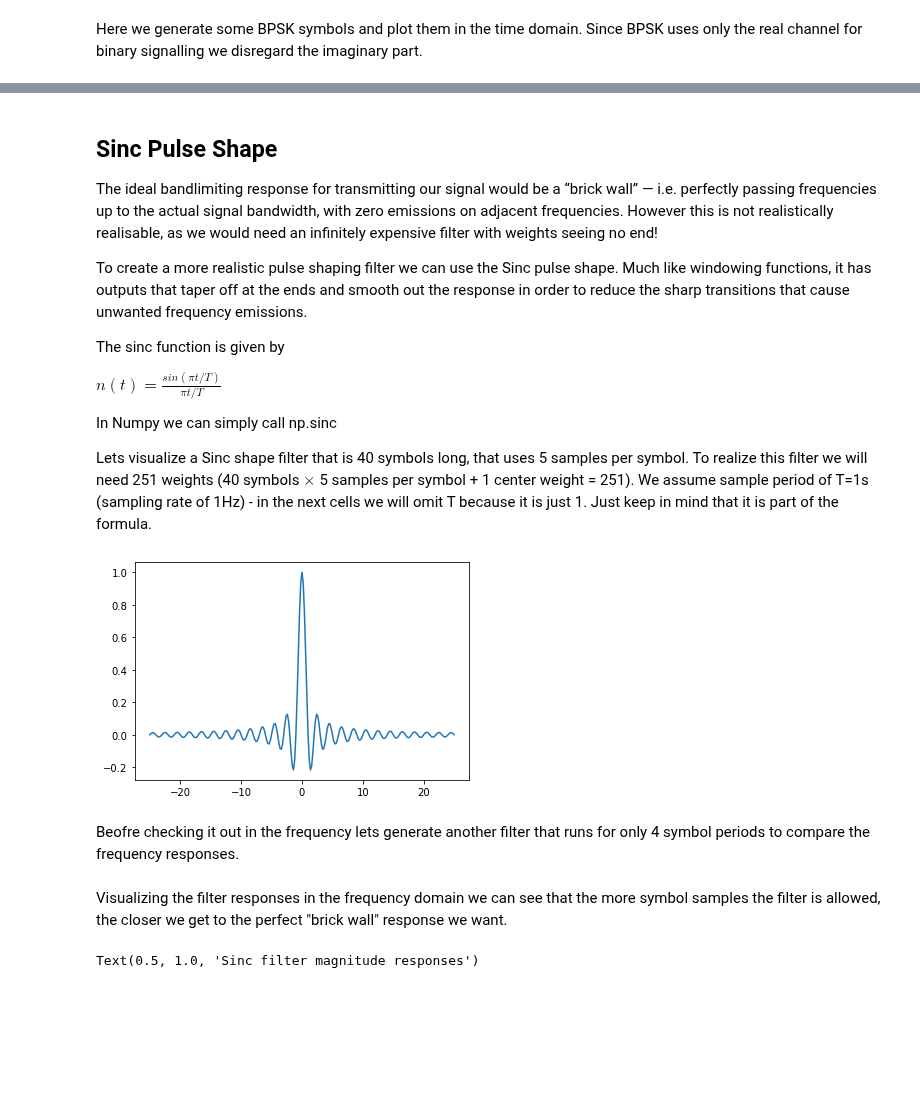
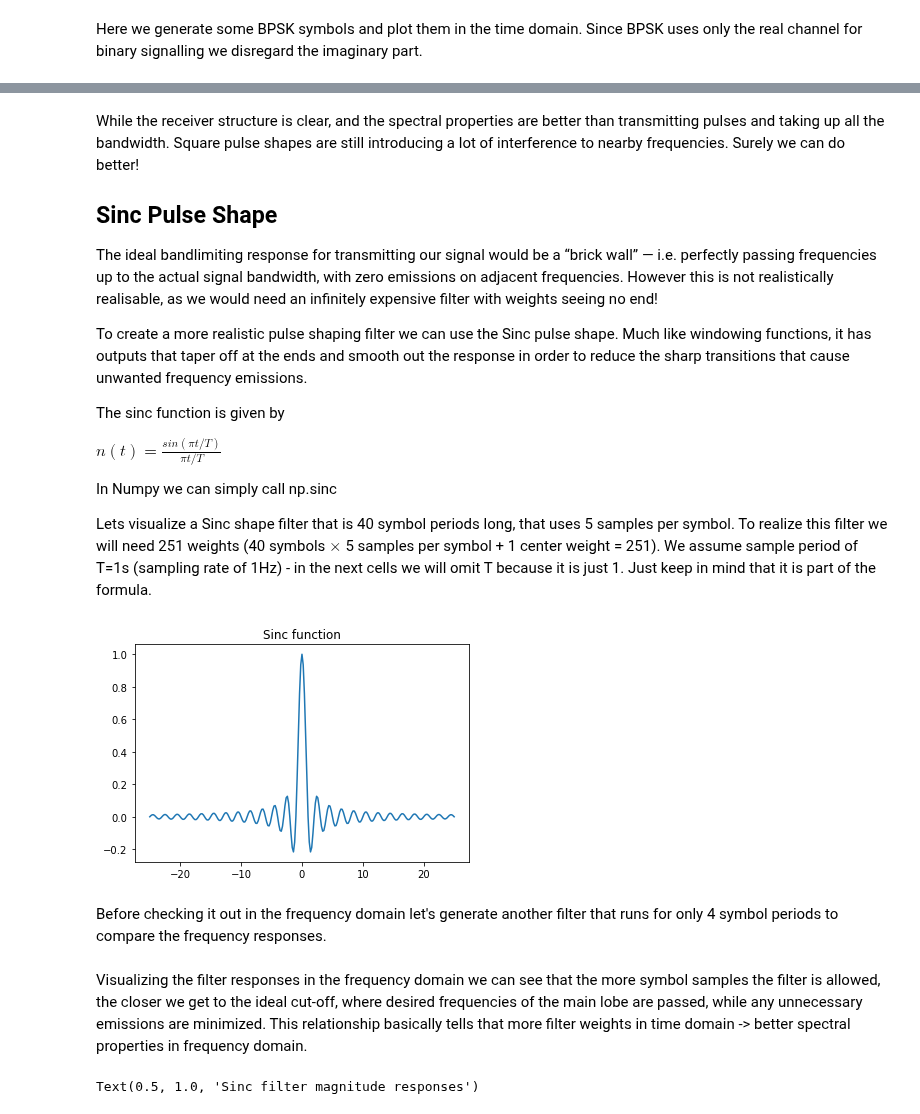
Before and after one commit to strath-sdr/dsp_notebooks, a Jupyter notebook: notebooks/baseband_modulation/02_pulse_shaping.ipynb, the cells around one changed output, grey strips where cells are left out. Drawn from its saved outputs; the diff is of its cells as text; code cells hidden in the pictures; blank space fills up the shorter version.

```diff
--- a/notebooks/baseband_modulation/02_pulse_shaping.ipynb
+++ b/notebooks/baseband_modulation/02_pulse_shaping.ipynb
@@ -92,4 +128,6 @@ ax[1].plot(20*np.log10(np.abs(y_fft)/fs)[int(fft_size/2):])
 # %% [markdown]
+While the receiver structure is clear, and the spectral properties are better than transmitting pulses and taking up all the bandwidth. Square pulse shapes are still introducing a lot of interference to nearby frequencies. Surely we can do better!
+
 ## Sinc Pulse Shape
 
 The ideal bandlimiting response for transmitting our signal would be a “brick wall” — i.e. perfectly passing frequencies up to the actual signal bandwidth, with zero emissions on adjacent frequencies. However this is not realistically realisable, as we would need an infinitely expensive filter with weights seeing no end!
@@ -102,19 +140,20 @@ $n(t) = \frac{sin(\pi t / T)}{\pi t / T}$
 
 In Numpy we can simply call np.sinc
 
-Lets visualize a Sinc shape filter that is 40 symbols long, that uses 5 samples per symbol. To realize this filter we will need 251 weights (40 symbols $\times$ 5 samples per symbol + 1 center weight = 251). We assume sample period of T=1s (sampling rate of 1Hz) - in the next cells we will omit T because it is just 1. Just keep in mind that it is part of the formula.
+Lets visualize a Sinc shape filter that is 40 symbol periods long, that uses 5 samples per symbol. To realize this filter we will need 251 weights (40 symbols $\times$ 5 samples per symbol + 1 center weight = 251). We assume sample period of T=1s (sampling rate of 1Hz) - in the next cells we will omit T because it is just 1. Just keep in mind that it is part of the formula.
 # %%
 T = 1 # sample period
 sps = 5 # symbol period in samples
 num_weights = 251
 x = np.arange(-int(num_weights/2),int(num_weights/2)+1,1)/sps/T
 sinc_weights = np.sinc(x)
 
 plt.plot(x,sinc_weights)
+plt.title('Sinc function')
 plt.show()
 # %% [output]
-[figure, old version]
+[figure, new version]
 # %% [markdown]
-Beofre checking it out in the frequency lets generate another filter that runs for only 4 symbol periods to compare the frequency responses.
+Before checking it out in the frequency domain let's generate another filter that runs for only 4 symbol periods to compare the frequency responses.
 # %%
 # Create another, shorter sinc filter
@@ -122,7 +162,7 @@ num_weights = 21
 x = np.arange(-int(num_weights/2),int(num_weights/2)+1,1)/sps
 sinc_weights2 = np.sinc(x)
 # %% [markdown]
-Visualizing the filter responses in the frequency domain we can see that the more symbol samples the filter is allowed, the closer we get to the perfect "brick wall" response we want.
+Visualizing the filter responses in the frequency domain we can see that the more symbol samples the filter is allowed, the closer we get to the ideal cut-off, where desired frequencies of the main lobe are passed, while any unnecessary emissions are minimized. This relationship basically tells that more filter weights in time domain -> better spectral properties in frequency domain.
 # %%
 # Calculate frequency responses of the 2 filters
 fft_size = 1024
```
Also changed, not shown: parts of 22 cells of this notebook, 2 other files.
